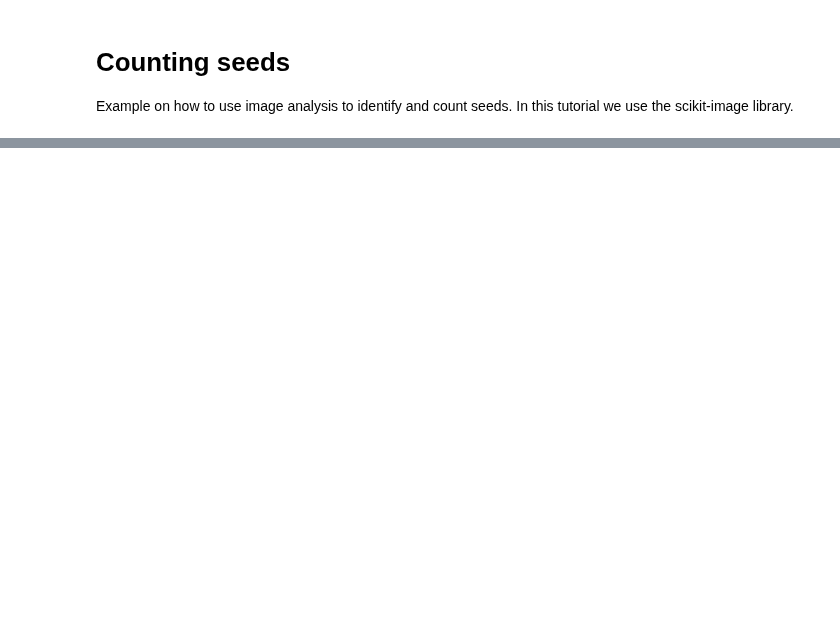
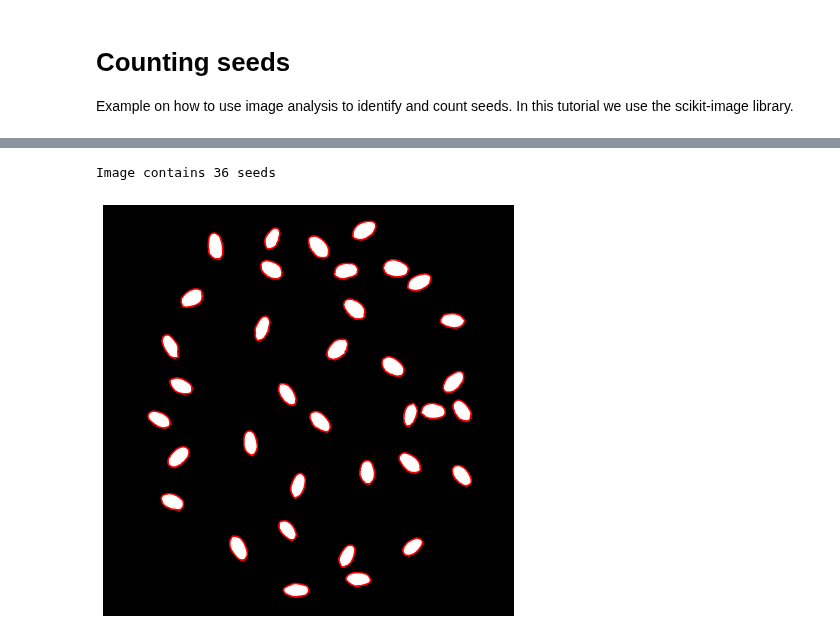
Before and after one commit to andres-patrignani/pynotes, a Jupyter notebook: notebooks/image_analysis_count_seeds.ipynb, the cells around one changed output, grey strips where cells are left out. Cells and saved outputs as stored; diff of their text form; code cells hidden in the pictures; blank space fills up the shorter version.

```diff
--- a/notebooks/image_analysis_count_seeds.ipynb
+++ b/notebooks/image_analysis_count_seeds.ipynb
@@ -152,0 +90,19 @@ plt.show()
+# %%
+# Identify seed boundaries
+contours = find_contours(image_binary, 0)
+
+# Print number of seeds in image
+print('Image contains',len(contours),'seeds')
+# %% [output]
+Image contains 36 seeds
+# %%
+# Plot seed contours
+plt.figure(figsize=(6,6))
+plt.imshow(image_binary, cmap='gray')
+plt.axis('off')
+plt.tight_layout()
+
+for contour in contours:
+    plt.plot(contour[:, 1], contour[:, 0], '-r', linewidth=1.5)
+# %% [output]
+[figure, added]
```
Also changed, not shown: parts of 37 cells of this notebook, 8 other files.
